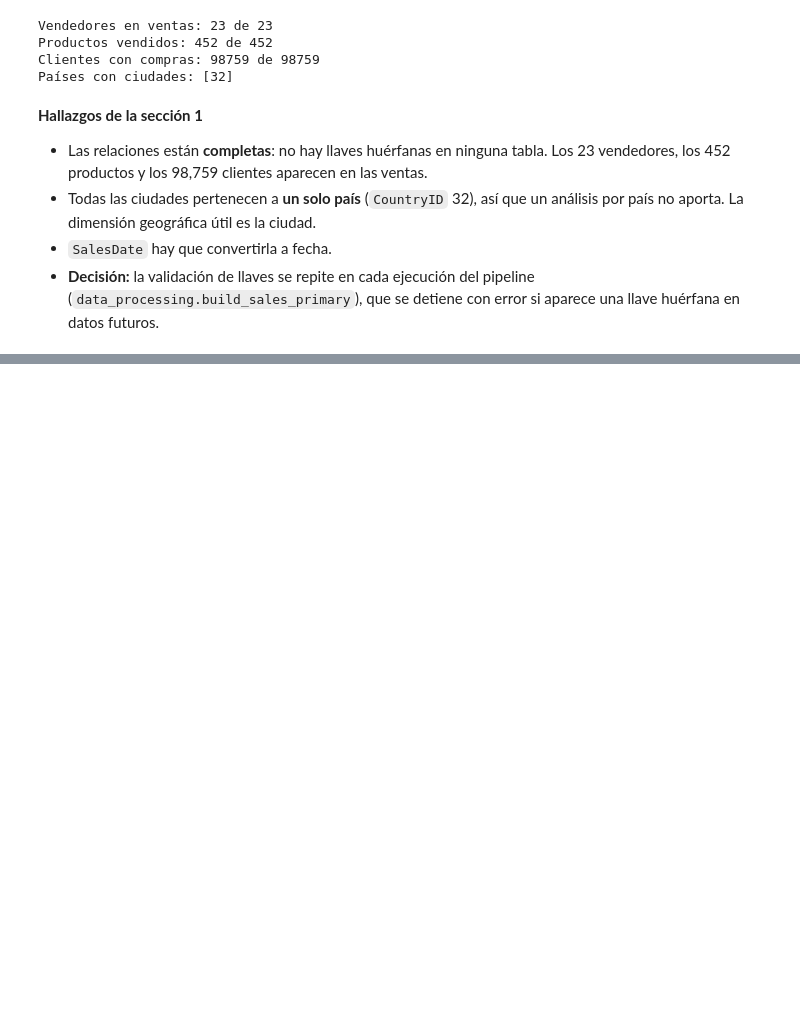
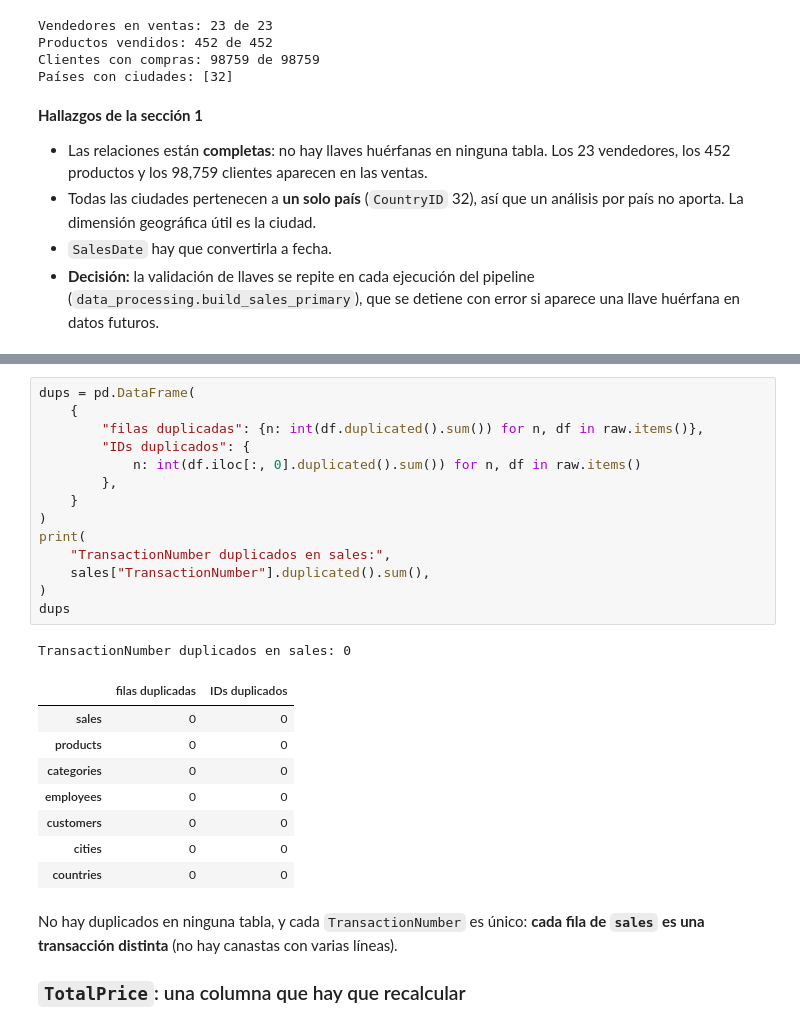
Before and after one commit to Cynthiss/ML-Proyecto-Final, a Jupyter notebook: notebooks/01_exploracion.ipynb, the cells around one changed output, grey strips where cells are left out. Drawn from its saved outputs; the diff is of its cells as text; blank space fills up the shorter version.

```diff
--- a/notebooks/01_exploracion.ipynb
+++ b/notebooks/01_exploracion.ipynb
@@ -167,0 +239,28 @@ Países con ciudades: [32]
+# %%
+dups = pd.DataFrame(
+    {
+        "filas duplicadas": {n: int(df.duplicated().sum()) for n, df in raw.items()},
+        "IDs duplicados": {
+            n: int(df.iloc[:, 0].duplicated().sum()) for n, df in raw.items()
+        },
+    }
+)
+print(
+    "TransactionNumber duplicados en sales:",
+    sales["TransactionNumber"].duplicated().sum(),
+)
+dups
+# %% [output]
+TransactionNumber duplicados en sales: 0
+|  | filas duplicadas | IDs duplicados |
+| sales | 0 | 0 |
+| products | 0 | 0 |
+| categories | 0 | 0 |
+| employees | 0 | 0 |
+| customers | 0 | 0 |
+| cities | 0 | 0 |
+| countries | 0 | 0 |
+# %% [markdown]
+No hay duplicados en ninguna tabla, y cada `TransactionNumber` es único: **cada fila de `sales` es una transacción distinta** (no hay canastas con varias líneas).
+
+### `TotalPrice`: una columna que hay que recalcular
```
Also changed, not shown: parts of 12 cells of this notebook.
